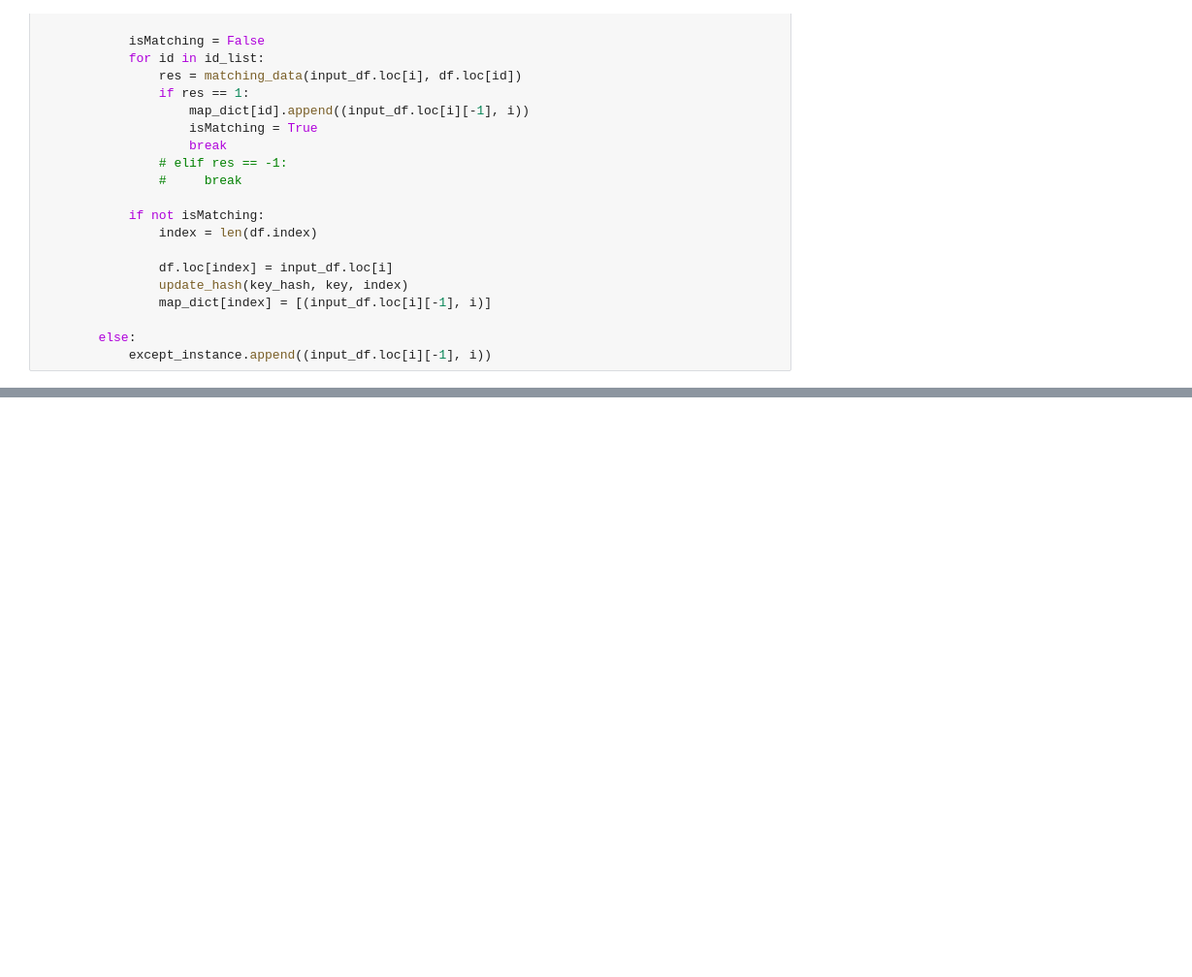
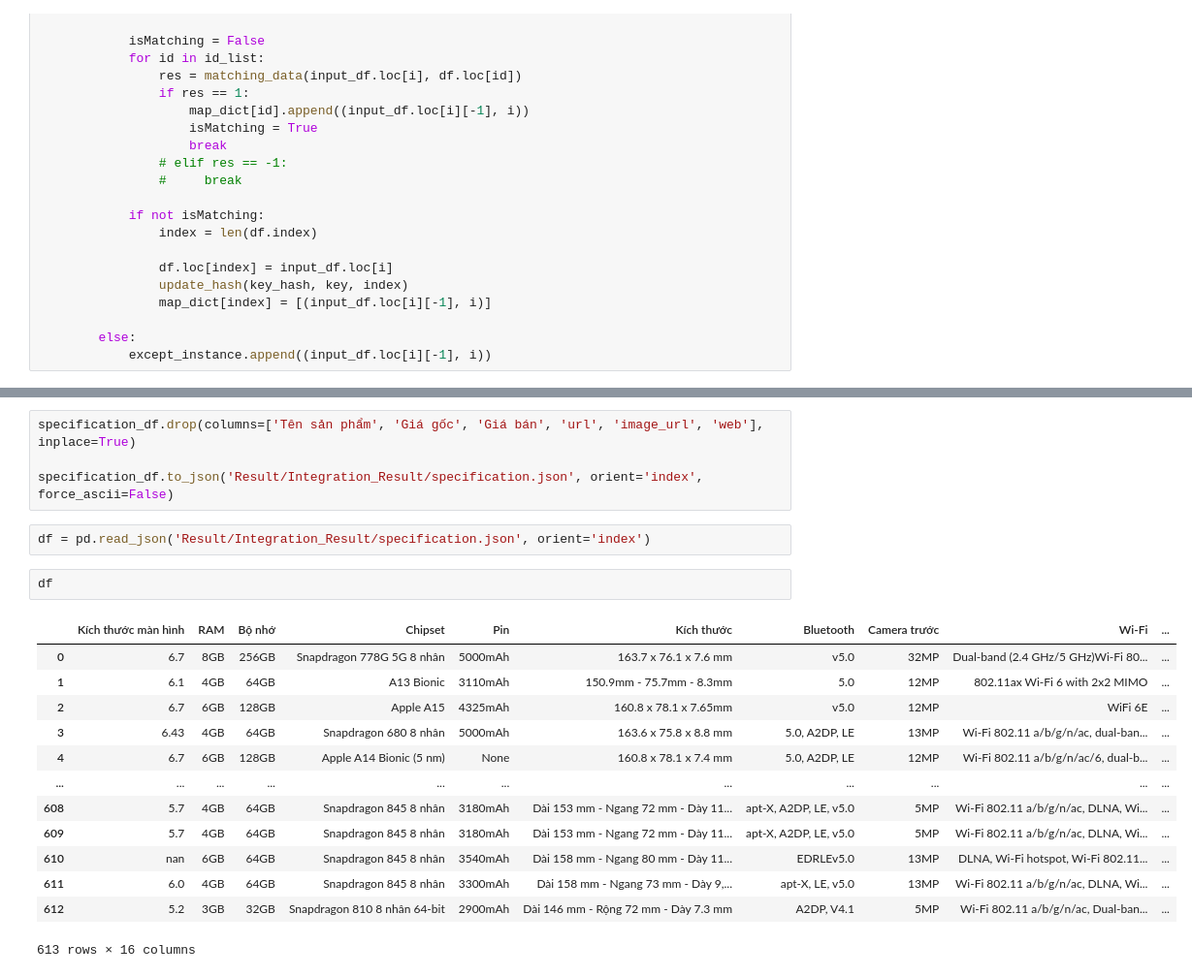
Before and after one commit to wind123mountain/Data-Integration-Project, a Jupyter notebook: Data_Matching.ipynb, the cells around one changed output, grey strips where cells are left out. Shown: that part at 97% size. Saved outputs shown, nothing was run; the diff lists cells and outputs as text; blank space fills up the shorter version.

```diff
--- a/Data_Matching.ipynb
+++ b/Data_Matching.ipynb
@@ -377,0 +593,22 @@ map_dict
+# %%
+specification_df.drop(columns=['Tên sản phẩm', 'Giá gốc', 'Giá bán', 'url', 'image_url', 'web'], inplace=True)
+
+specification_df.to_json('Result/Integration_Result/specification.json', orient='index', force_ascii=False)
+# %%
+df = pd.read_json('Result/Integration_Result/specification.json', orient='index')
+# %%
+df
+# %% [output]
+|  | Kích thước màn hình | RAM | Bộ nhớ | Chipset | Pin | Kích thước | Bluetooth | Camera trước | Wi-Fi | ... |
+| 0 | 6.7 | 8GB | 256GB | Snapdragon 778G 5G 8 nhân | 5000mAh | 163.7 x 76.1 x 7.6 mm | v5.0 | 32MP | Dual-band (2.4 GHz/5 GHz)Wi-Fi 80... | ... |
+| 1 | 6.1 | 4GB | 64GB | A13 Bionic | 3110mAh | 150.9mm - 75.7mm - 8.3mm | 5.0 | 12MP | 802.11ax Wi‑Fi 6 with 2x2 MIMO | ... |
+| 2 | 6.7 | 6GB | 128GB | Apple A15 | 4325mAh | 160.8 x 78.1 x 7.65mm | v5.0 | 12MP | WiFi 6E | ... |
+| 3 | 6.43 | 4GB | 64GB | Snapdragon 680 8 nhân | 5000mAh | 163.6 x 75.8 x 8.8 mm | 5.0, A2DP, LE | 13MP | Wi-Fi 802.11 a/b/g/n/ac, dual-ban... | ... |
+| 4 | 6.7 | 6GB | 128GB | Apple A14 Bionic (5 nm) | None | 160.8 x 78.1 x 7.4 mm | 5.0, A2DP, LE | 12MP | Wi-Fi 802.11 a/b/g/n/ac/6, dual-b... | ... |
+| ... | ... | ... | ... | ... | ... | ... | ... | ... | ... | ... |
+| 608 | 5.7 | 4GB | 64GB | Snapdragon 845 8 nhân | 3180mAh | Dài 153 mm - Ngang 72 mm - Dày 11... | apt-X, A2DP, LE, v5.0 | 5MP | Wi-Fi 802.11 a/b/g/n/ac, DLNA, Wi... | ... |
+| 609 | 5.7 | 4GB | 64GB | Snapdragon 845 8 nhân | 3180mAh | Dài 153 mm - Ngang 72 mm - Dày 11... | apt-X, A2DP, LE, v5.0 | 5MP | Wi-Fi 802.11 a/b/g/n/ac, DLNA, Wi... | ... |
+| 610 | nan | 6GB | 64GB | Snapdragon 845 8 nhân | 3540mAh | Dài 158 mm - Ngang 80 mm - Dày 11... | EDRLEv5.0 | 13MP | DLNA, Wi-Fi hotspot, Wi-Fi 802.11... | ... |
+| 611 | 6.0 | 4GB | 64GB | Snapdragon 845 8 nhân | 3300mAh | Dài 158 mm - Ngang 73 mm - Dày 9,... | apt-X, LE, v5.0 | 13MP | Wi-Fi 802.11 a/b/g/n/ac, DLNA, Wi... | ... |
+| 612 | 5.2 | 3GB | 32GB | Snapdragon 810 8 nhân 64-bit | 2900mAh | Dài 146 mm - Rộng 72 mm - Dày 7.3 mm | A2DP, V4.1 | 5MP | Wi-Fi 802.11 a/b/g/n/ac, Dual-ban... | ... |
+613 rows × 16 columns
```
Also changed, not shown: parts of 19 cells of this notebook, 10 other files.
